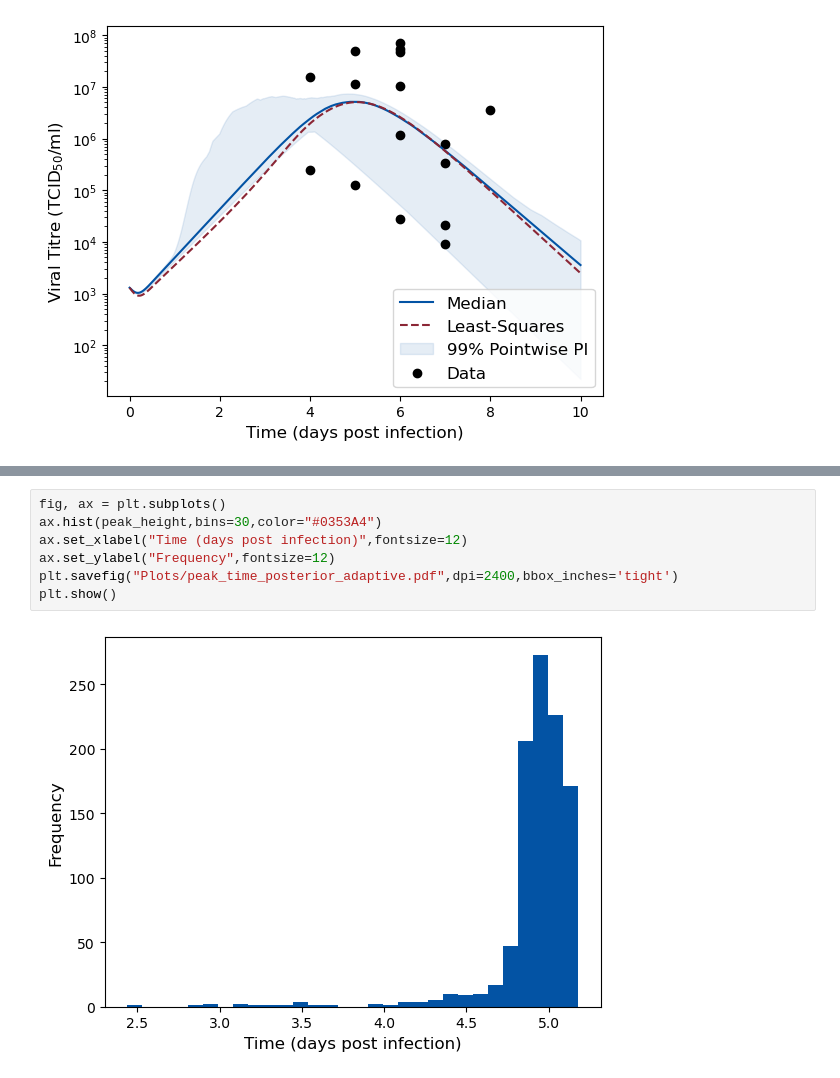
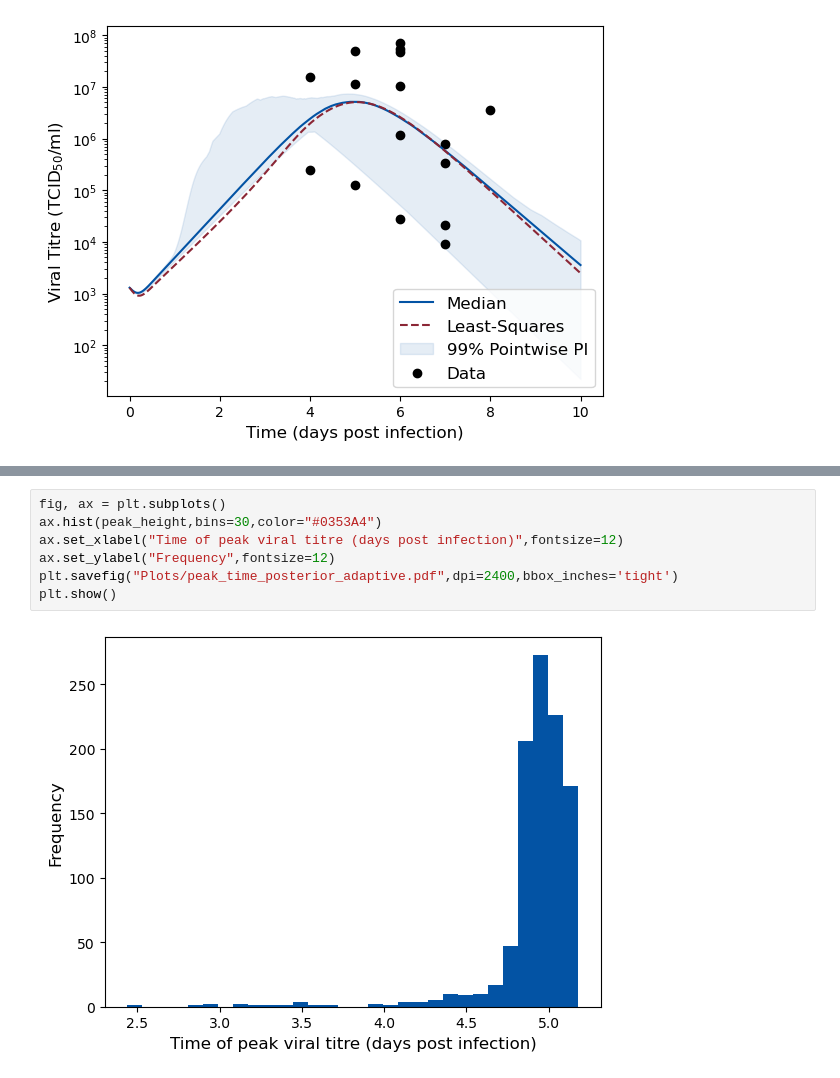
Before and after one commit to joshlooks/avianflu, a Jupyter notebook: article_plotting_adaptive.ipynb, the cells around one changed output, grey strips where cells are left out. Cells and saved outputs as stored; diff of their text form.

```diff
--- a/article_plotting_adaptive.ipynb
+++ b/article_plotting_adaptive.ipynb
@@ -67,9 +130,9 @@ plt.show()
 # %%
 fig, ax = plt.subplots()
 ax.hist(peak_height,bins=30,color="#0353A4")
-ax.set_xlabel("Time (days post infection)",fontsize=12)
+ax.set_xlabel("Time of peak viral titre (days post infection)",fontsize=12)
 ax.set_ylabel("Frequency",fontsize=12)
 plt.savefig("Plots/peak_time_posterior_adaptive.pdf",dpi=2400,bbox_inches='tight')
 plt.show()
 # %% [output]
-[figure, old version]
+[figure, new version]
```
Also changed, not shown: parts of 7 cells of this notebook, 11 other files.
